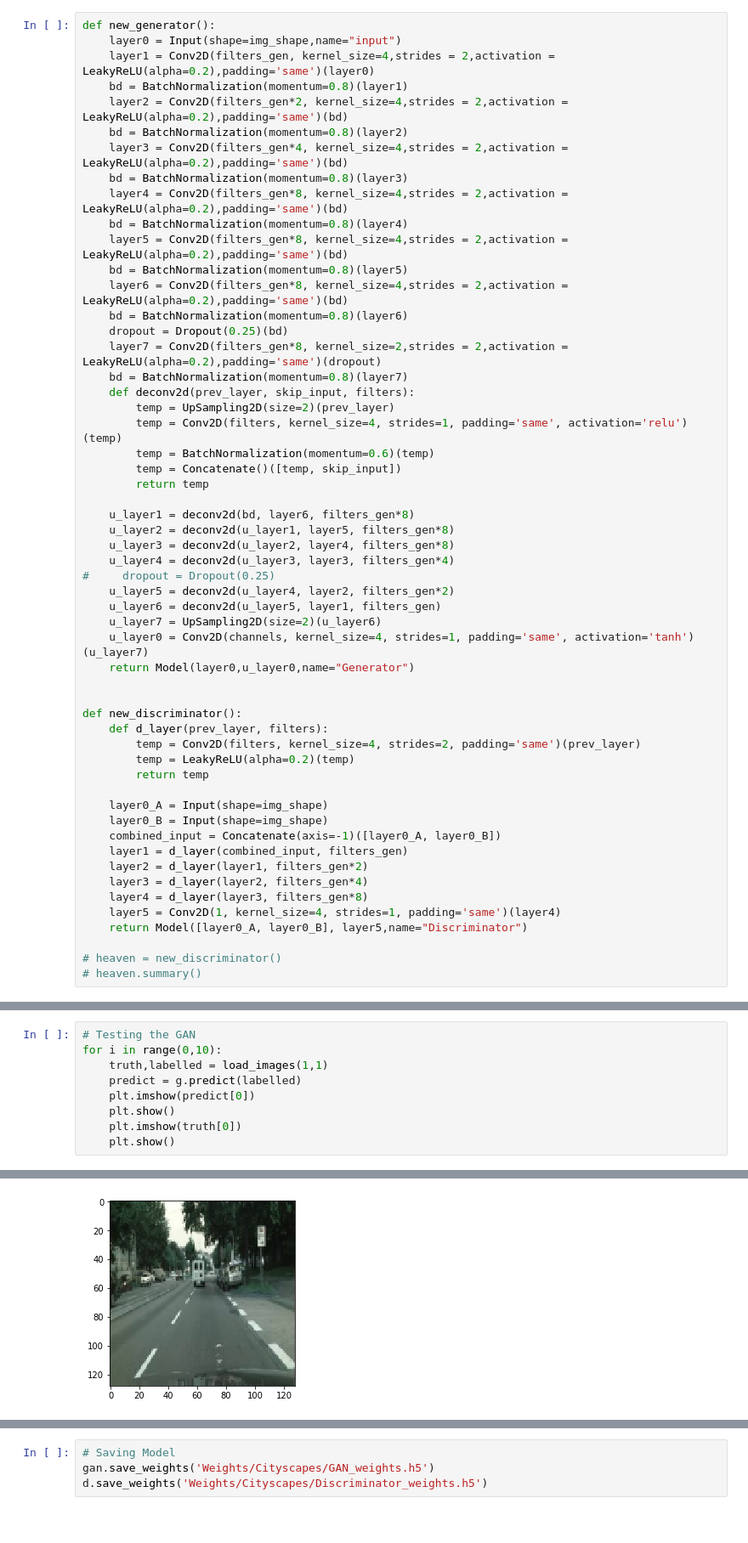
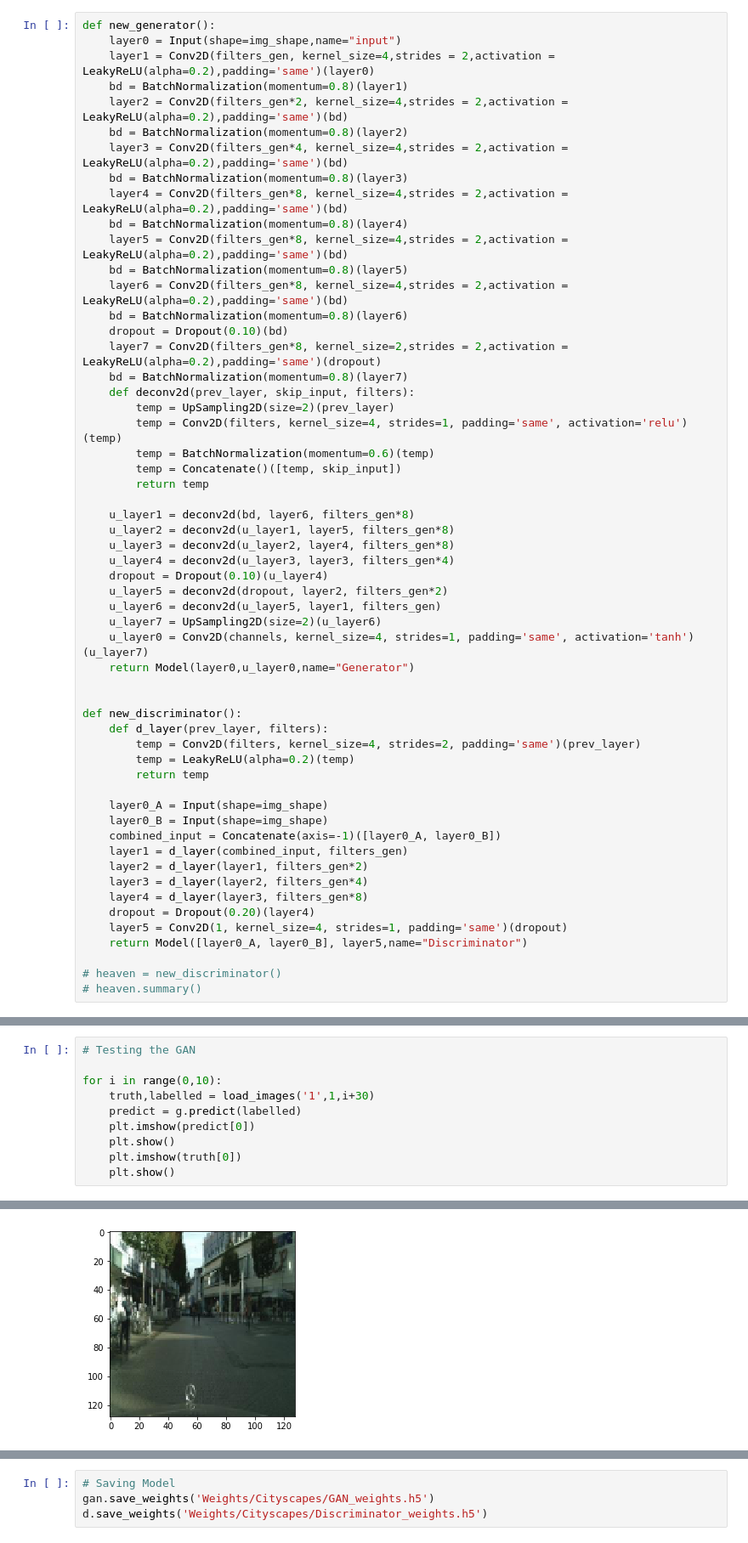
Before and after one commit to killerB97/Image-to-Image-Translation-Using-CGAN, a Jupyter notebook: pix2pixGAN.ipynb, the cells around one changed output, grey strips where cells are left out. Shown at 85% size. Drawn from its saved outputs; the diff is of its cells as text.

```diff
--- a/pix2pixGAN.ipynb
+++ b/pix2pixGAN.ipynb
@@ -85,7 +111,7 @@ def new_generator():
     bd = BatchNormalization(momentum=0.8)(layer5)
     layer6 = Conv2D(filters_gen*8, kernel_size=4,strides = 2,activation = LeakyReLU(alpha=0.2),padding='same')(bd)
     bd = BatchNormalization(momentum=0.8)(layer6)
-    dropout = Dropout(0.25)(bd)
+    dropout = Dropout(0.10)(bd)
     layer7 = Conv2D(filters_gen*8, kernel_size=2,strides = 2,activation = LeakyReLU(alpha=0.2),padding='same')(dropout)
     bd = BatchNormalization(momentum=0.8)(layer7)
     def deconv2d(prev_layer, skip_input, filters):
@@ -99,8 +125,8 @@ def new_generator():
     u_layer2 = deconv2d(u_layer1, layer5, filters_gen*8)
     u_layer3 = deconv2d(u_layer2, layer4, filters_gen*8)
     u_layer4 = deconv2d(u_layer3, layer3, filters_gen*4)
-#     dropout = Dropout(0.25)
-    u_layer5 = deconv2d(u_layer4, layer2, filters_gen*2)
+    dropout = Dropout(0.10)(u_layer4)
+    u_layer5 = deconv2d(dropout, layer2, filters_gen*2)
     u_layer6 = deconv2d(u_layer5, layer1, filters_gen)
     u_layer7 = UpSampling2D(size=2)(u_layer6)
     u_layer0 = Conv2D(channels, kernel_size=4, strides=1, padding='same', activation='tanh')(u_layer7)
@@ -120,7 +146,8 @@ def new_discriminator():
     layer2 = d_layer(layer1, filters_gen*2)
     layer3 = d_layer(layer2, filters_gen*4)
     layer4 = d_layer(layer3, filters_gen*8)
-    layer5 = Conv2D(1, kernel_size=4, strides=1, padding='same')(layer4)
+    dropout = Dropout(0.20)(layer4)
+    layer5 = Conv2D(1, kernel_size=4, strides=1, padding='same')(dropout)
     return Model([layer0_A, layer0_B], layer5,name="Discriminator")
 
 # heaven = new_discriminator()
@@ -225,7 +264,8 @@ Epoch - 6
 # %%
 # Testing the GAN
+
 for i in range(0,10):
-    truth,labelled = load_images(1,1)
+    truth,labelled = load_images('1',1,i+30)
     predict = g.predict(labelled)
     plt.imshow(predict[0])
     plt.show()
@@ -237,2 +277,2 @@ Clipping input data to the valid range for imshow with RGB data ([0..1] for floa
-[figure, old version]
+[figure, new version]
 Clipping input data to the valid range for imshow with RGB data ([0..1] for floats or [0..255] for integers).
```
Also changed, not shown: parts of 8 cells of this notebook.
